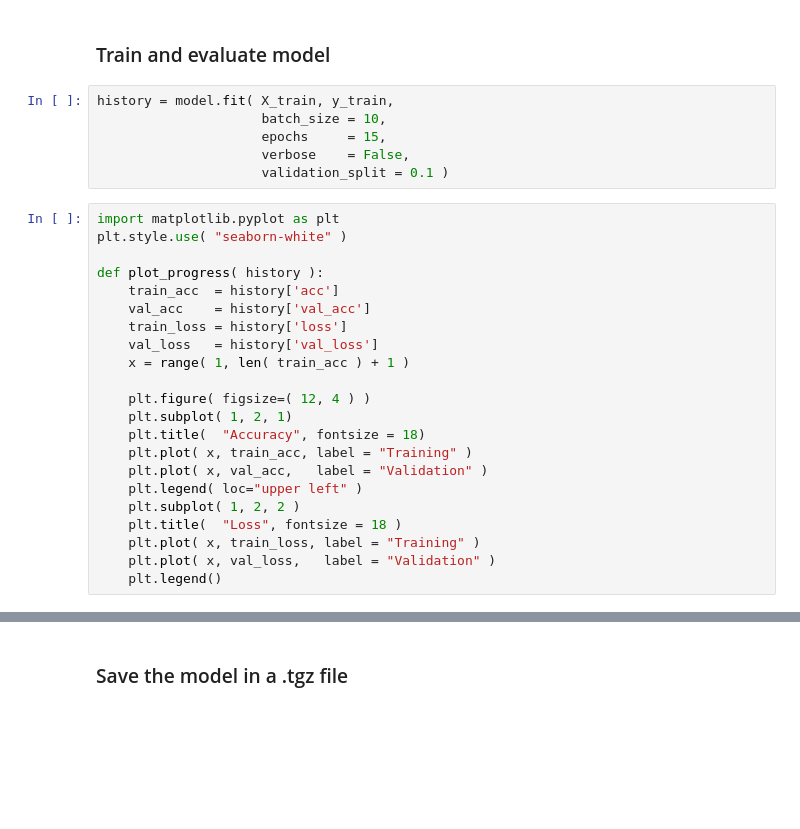
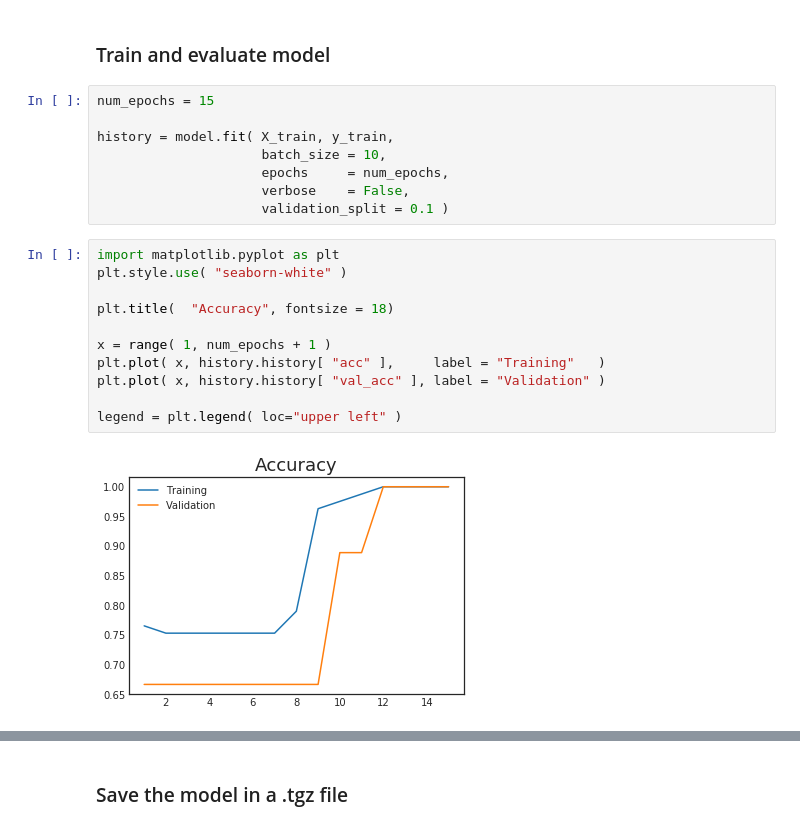
Before and after one commit to pmservice/wml-sample-models, a Jupyter notebook: keras/import/keras-import-python.ipynb, the cells around one changed output, grey strips where cells are left out. Saved outputs shown, nothing was run; the diff lists cells and outputs as text; blank space fills up the shorter version.

```diff
--- a/keras/import/keras-import-python.ipynb
+++ b/keras/import/keras-import-python.ipynb
@@ -141,30 +141,23 @@ model.compile( optimizer = "adam",                # https://www.dlology.com/blog
 # %% [markdown]
 ### Train and evaluate model
 # %%
+num_epochs = 15
+
 history = model.fit( X_train, y_train,
                      batch_size = 10,
-                     epochs     = 15,
+                     epochs     = num_epochs,
                      verbose    = False,
                      validation_split = 0.1 )
 # %%
 import matplotlib.pyplot as plt
 plt.style.use( "seaborn-white" )
 
-def plot_progress( history ):
-    train_acc  = history['acc']
-    val_acc    = history['val_acc']
-    train_loss = history['loss']
-    val_loss   = history['val_loss']
-    x = range( 1, len( train_acc ) + 1 )
+plt.title(  "Accuracy", fontsize = 18)
 
-    plt.figure( figsize=( 12, 4 ) )
-    plt.subplot( 1, 2, 1)
-    plt.title(  "Accuracy", fontsize = 18)
-    plt.plot( x, train_acc, label = "Training" )
-    plt.plot( x, val_acc,   label = "Validation" )
-    plt.legend( loc="upper left" )
-    plt.subplot( 1, 2, 2 )
-    plt.title(  "Loss", fontsize = 18 )
-    plt.plot( x, train_loss, label = "Training" )
-    plt.plot( x, val_loss,   label = "Validation" )
-    plt.legend()
+x = range( 1, num_epochs + 1 )
+plt.plot( x, history.history[ "acc" ],     label = "Training"   )
+plt.plot( x, history.history[ "val_acc" ], label = "Validation" )
+
+legend = plt.legend( loc="upper left" )
+# %% [output]
+[figure, added]
```
Also changed, not shown: parts of 11 cells of this notebook.
